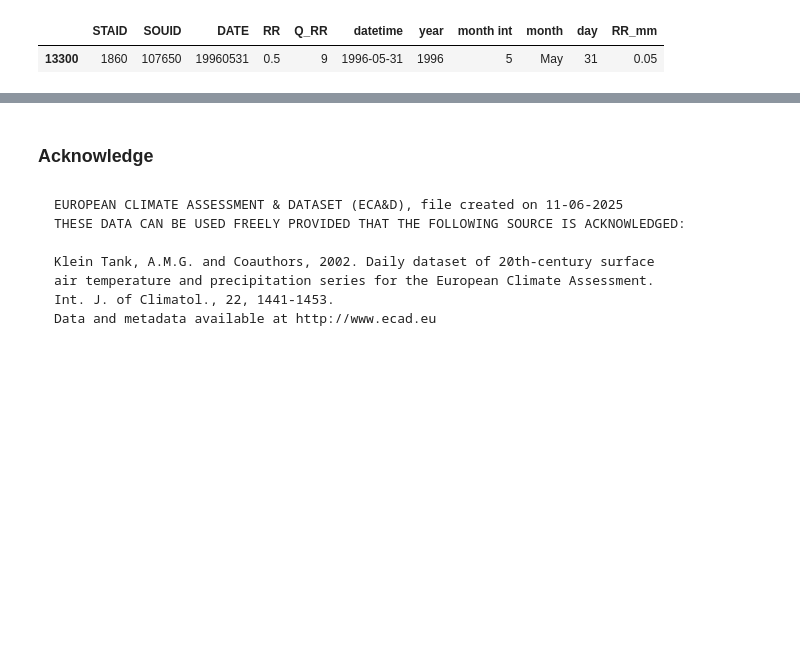
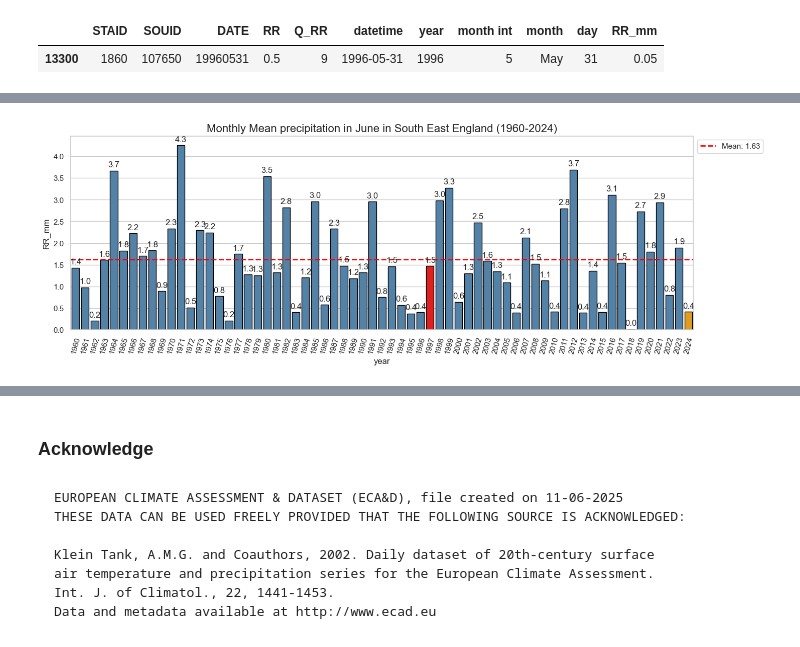
Before and after one commit to pacoraggio/London-Rainfall, a Jupyter notebook: heathrow_data.ipynb, the cells around one changed output, grey strips where cells are left out. Saved outputs shown, nothing was run; the diff lists cells and outputs as text; code cells hidden in the pictures; blank space fills up the shorter version.

```diff
--- a/heathrow_data.ipynb
+++ b/heathrow_data.ipynb
@@ -168,0 +175,9 @@ heathrow_daily_data[(heathrow_daily_data['month'] == 'Jun') &
+# %%
+merged = heathrow_daily_data.merge(
+    heathrow_1997_fillin,
+    on=['year', 'month', 'day'],
+    how='left',
+    suffixes=('', '_fill')
+)
+
+merged[merged['RR_mm'].isna()]
@@ -168,0 +199,4 @@ heathrow_daily_data[(heathrow_daily_data['month'] == 'Jun') &
+# %%
+# Fill NaN values in original columns with values from fill-in dataframe
+merged['RR'] = merged['RR'].fillna(merged['RR_fill'])
+merged['RR_mm'] = merged['RR_mm'].fillna(merged['RR_mm_fill'])
@@ -168,0 +222,3 @@ heathrow_daily_data[(heathrow_daily_data['month'] == 'Jun') &
+# %%
+# Drop the temporary fill columns
+heathrow_daily_data = merged.drop(columns=['RR_fill', 'RR_mm_fill'])
@@ -168,0 +227,3 @@ heathrow_daily_data[(heathrow_daily_data['month'] == 'Jun') &
+# %%
+june_data = heathrow_daily_data[heathrow_daily_data['month'] == 'Jun'].copy()
+june_data
@@ -168,0 +244,19 @@ heathrow_daily_data[(heathrow_daily_data['month'] == 'Jun') &
+# %%
+from src.data_plotting import plot_rainfall
+
+test_data = (june_data
+             .groupby('year')[['RR', 'RR_mm']]
+             .mean()
+             .reset_index()
+             )
+
+plot_rainfall(test_data,
+              start_year= 1960,
+              latest_year = 2024,
+              feature='RR_mm',
+              special_year=1997,
+              title_label='Monthly Mean precipitation in June', year_shift = False,
+              fig_size=(16,5),
+              rotation_x_label=75)
+# %% [output]
+[figure, added]
```
Also changed, not shown: parts of 33 cells of this notebook, 1 other file.
